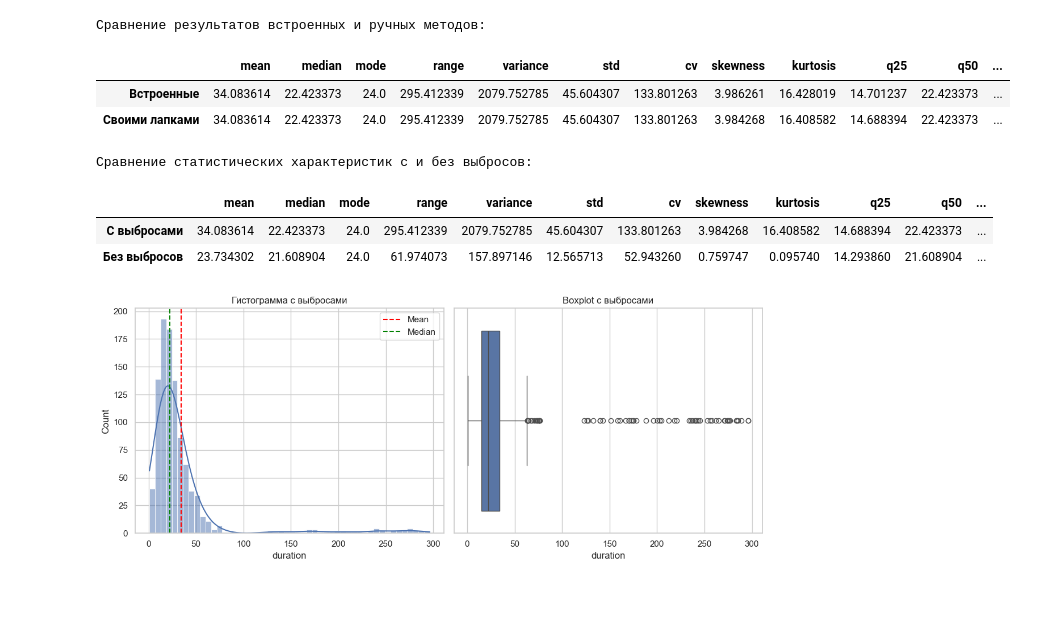
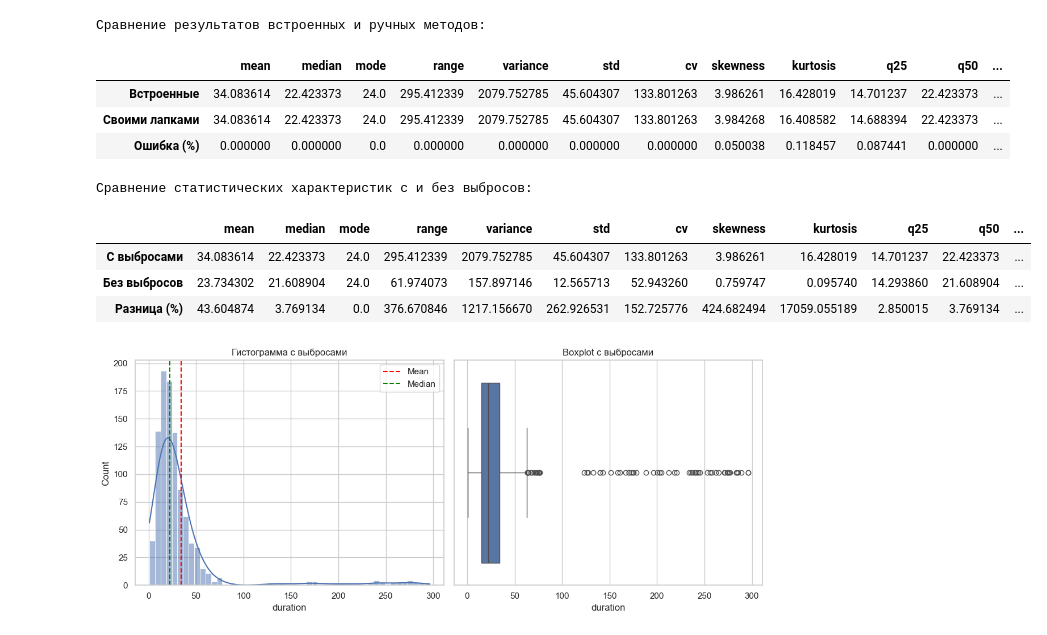
Before and after one commit to atrepalin/Statistics-RSREU, a Jupyter notebook: 1.2.ipynb, the cells around one changed output. Saved outputs shown, nothing was run; the diff lists cells and outputs as text; code cells hidden in the pictures; blank space fills up the shorter version.

```diff
--- a/1.2.ipynb
+++ b/1.2.ipynb
@@ -33,18 +33,20 @@ def builtin_stats(data: pd.Series):
         "iqr": data.quantile(0.75) - data.quantile(0.25),
     }
 
+
 def quantile(sorted_x, n, p):
-        h = p * (n + 1)
+    h = p * (n + 1)
 
-        if h <= 1:
-            return sorted_x[0]
-        if h >= n:
-            return sorted_x[-1]
+    if h <= 1:
+        return sorted_x[0]
+    if h >= n:
+        return sorted_x[-1]
 
-        k = int(h)
-        d = h - k
+    k = int(h)
+    d = h - k
 
-        return sorted_x[k - 1] + d * (sorted_x[k] - sorted_x[k - 1])
+    return sorted_x[k - 1] + d * (sorted_x[k] - sorted_x[k - 1])
+
 
 def manual_stats(data: pd.Series):
     n = len(data)
@@ -88,11 +90,24 @@ def manual_stats(data: pd.Series):
         "q75": q75,
         "iqr": iqr,
     }
+
+
+def error(a: dict, b: dict):
+    err = dict()
+
+    for k, v in a.items():
+        if k in b:
+            err[k] = abs(v - b[k]) / b[k] * 100
+
+    return err
 # %%
 stats_builtin = builtin_stats(trip_data["duration"])
 stats_manual = manual_stats(trip_data["duration"])
 
-comparison = pd.DataFrame([stats_builtin, stats_manual], index=["Встроенные", "Своими лапками"])
+comparison = pd.DataFrame(
+    [stats_builtin, stats_manual, error(stats_builtin, stats_manual)],
+    index=["Встроенные", "Своими лапками", "Ошибка (%)"],
+)
 print("Сравнение результатов встроенных и ручных методов:")
 display(comparison)
 # %% [output]
@@ -100,31 +115,33 @@ display(comparison)
 |  | mean | median | mode | range | variance | std | cv | skewness | kurtosis | q25 | q50 | ... |
 | Встроенные | 34.083614 | 22.423373 | 24.0 | 295.412339 | 2079.752785 | 45.604307 | 133.801263 | 3.986261 | 16.428019 | 14.701237 | 22.423373 | ... |
 | Своими лапками | 34.083614 | 22.423373 | 24.0 | 295.412339 | 2079.752785 | 45.604307 | 133.801263 | 3.984268 | 16.408582 | 14.688394 | 22.423373 | ... |
+| Ошибка (%) | 0.000000 | 0.000000 | 0.0 | 0.000000 | 0.000000 | 0.000000 | 0.000000 | 0.050038 | 0.118457 | 0.087441 | 0.000000 | ... |
 # %%
 def detect_outliers_iqr(data, factor=1.5):
     q1, q3 = np.percentile(data, [25, 75])
     iqr = q3 - q1
     lower = q1 - factor * iqr
     upper = q3 + factor * iqr
-    return data[(data < lower) | (data > upper)]
+    return (data < lower) | (data > upper)
 
 
 outliers = detect_outliers_iqr(trip_data["duration"])
-trip_no_outliers = trip_data[~trip_data["duration"].isin(outliers)]
+trip_no_outliers = trip_data[~outliers]
 
 stats_no_outliers = builtin_stats(trip_no_outliers["duration"])
 # %%
-
 stats_comparison = pd.DataFrame(
-    [stats_manual, stats_no_outliers], index=["С выбросами", "Без выбросов"]
+    [stats_builtin, stats_no_outliers, error(stats_builtin, stats_no_outliers)],
+    index=["С выбросами", "Без выбросов", "Разница (%)"],
 )
 print("Сравнение статистических характеристик с и без выбросов:")
 display(stats_comparison)
 # %% [output]
 Сравнение статистических характеристик с и без выбросов:
 |  | mean | median | mode | range | variance | std | cv | skewness | kurtosis | q25 | q50 | ... |
-| С выбросами | 34.083614 | 22.423373 | 24.0 | 295.412339 | 2079.752785 | 45.604307 | 133.801263 | 3.984268 | 16.408582 | 14.688394 | 22.423373 | ... |
+| С выбросами | 34.083614 | 22.423373 | 24.0 | 295.412339 | 2079.752785 | 45.604307 | 133.801263 | 3.986261 | 16.428019 | 14.701237 | 22.423373 | ... |
 | Без выбросов | 23.734302 | 21.608904 | 24.0 | 61.974073 | 157.897146 | 12.565713 | 52.943260 | 0.759747 | 0.095740 | 14.293860 | 21.608904 | ... |
+| Разница (%) | 43.604874 | 3.769134 | 0.0 | 376.670846 | 1217.156670 | 262.926531 | 152.725776 | 424.682494 | 17059.055189 | 2.850015 | 3.769134 | ... |
 # %%
 plt.figure(figsize=(12, 5))
 
```
Also changed, not shown: 5 other files.
